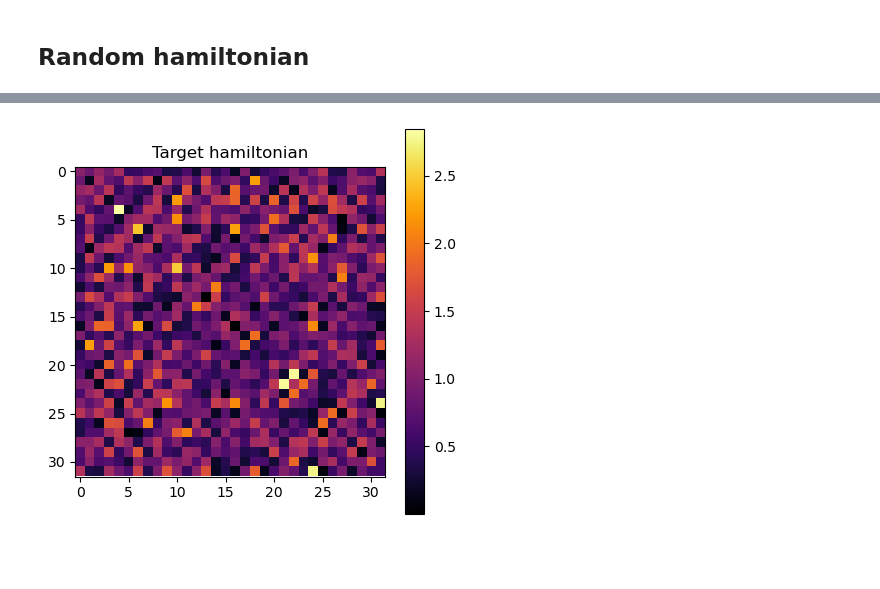
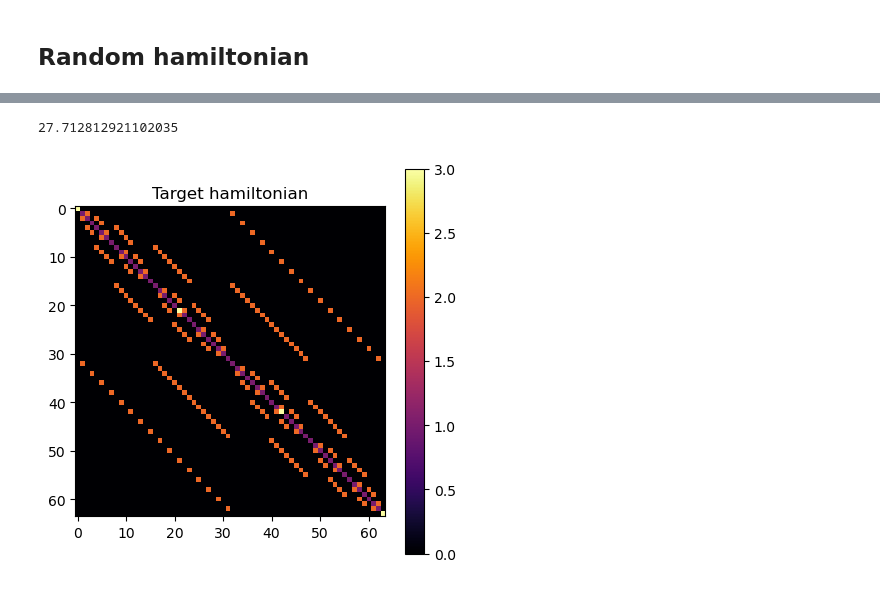
Before and after one commit to qiboteam/qibo, a Jupyter notebook: examples/dbi/dbi_gradient_descent.ipynb, the cells around one changed output, grey strips where cells are left out. Cells and saved outputs as stored; diff of their text form; code cells hidden in the pictures; blank space fills up the shorter version.

```diff
--- a/examples/dbi/dbi_gradient_descent.ipynb
+++ b/examples/dbi/dbi_gradient_descent.ipynb
@@ -33,17 +34,20 @@ def s_hist_to_plot(s_hist):
 set_backend("qibojit", platform="numba")
 
 # hamiltonian parameters
-nqubits = 5
+nqubits = 6
 seed = 10
 
 # define the hamiltonian
-h0 = random_hermitian(2**nqubits, seed=seed)
+# h0 = random_hermitian(2**nqubits, seed=seed)
+h0 = hamiltonians.XXZ(nqubits=nqubits)
 dbi = DoubleBracketIteration(
-    Hamiltonian(nqubits, h0),
+    # Hamiltonian(nqubits, h0),
+    h0,
     mode=DoubleBracketGeneratorType.single_commutator,
-    scheduling=DoubleBracketScheduling.hyperopt,
+    scheduling=DoubleBracketScheduling.simulated_annealing,
     cost=DoubleBracketCostFunction.off_diagonal_norm
 )
 # vosualize the matrix
 visualize_matrix(dbi.h.matrix, title="Target hamiltonian")
+print(dbi.off_diagonal_norm)
 # %% [output]
@@ -52 +55,2 @@ OMP: Info #276: omp_set_nested routine deprecated, please use omp_set_max_active
+27.712812921102035
-[figure, old version]
+[figure, new version]
```
Also changed, not shown: parts of 16 cells of this notebook.
